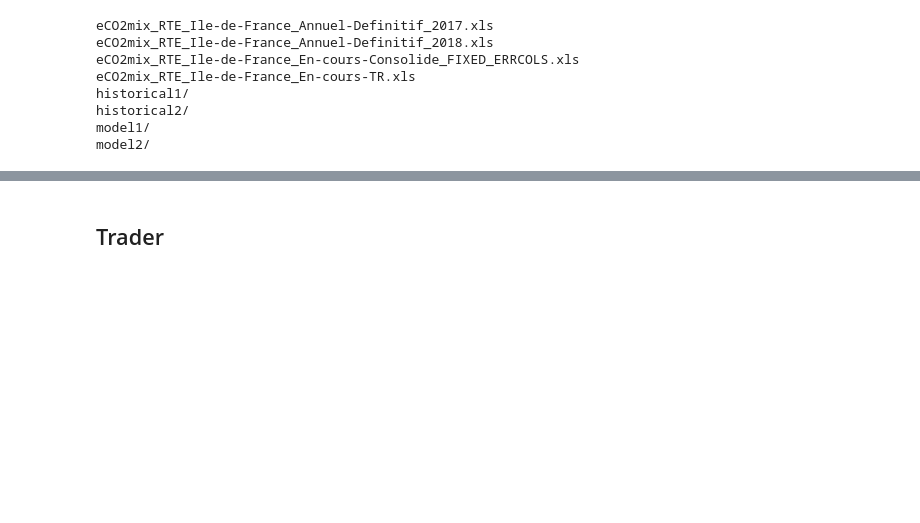
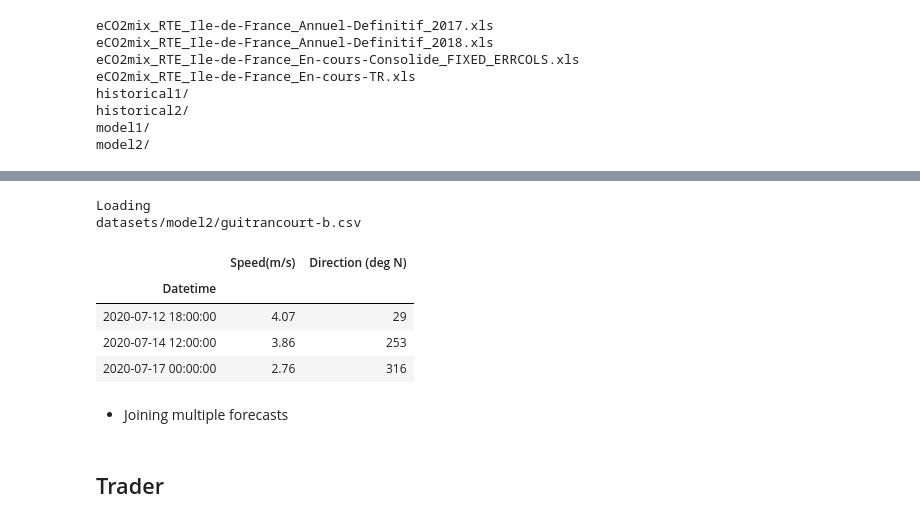
Before and after one commit to mshagirov/datathon2020, a Jupyter notebook: P003/Introduction.ipynb, the cells around one changed output, grey strips where cells are left out. Drawn from its saved outputs; the diff is of its cells as text; code cells hidden in the pictures; blank space fills up the shorter version.

```diff
--- a/P003/Introduction.ipynb
+++ b/P003/Introduction.ipynb
@@ -309,0 +317,19 @@ for l in locations:
+# %%
+data_path = os.path.relpath('datasets/model2/')
+file_name = datautils.locations[0]+'-b.csv'
+
+print(f'Loading\n{os.path.join(data_path,file_name)}')
+df = datautils.read_forecast(os.path.join(data_path,file_name))
+
+# df[df.index>=pd.to_datetime('10 Jul 2020')]
+df
+# %% [output]
+Loading
+datasets/model2/guitrancourt-b.csv
+|  | Speed(m/s) | Direction (deg N) |
+| Datetime |  |  |
+| 2020-07-12 18:00:00 | 4.07 | 29 |
+| 2020-07-14 12:00:00 | 3.86 | 253 |
+| 2020-07-17 00:00:00 | 2.76 | 316 |
+# %% [markdown]
+- Joining multiple forecasts
```
Also changed, not shown: parts of 27 cells of this notebook.
